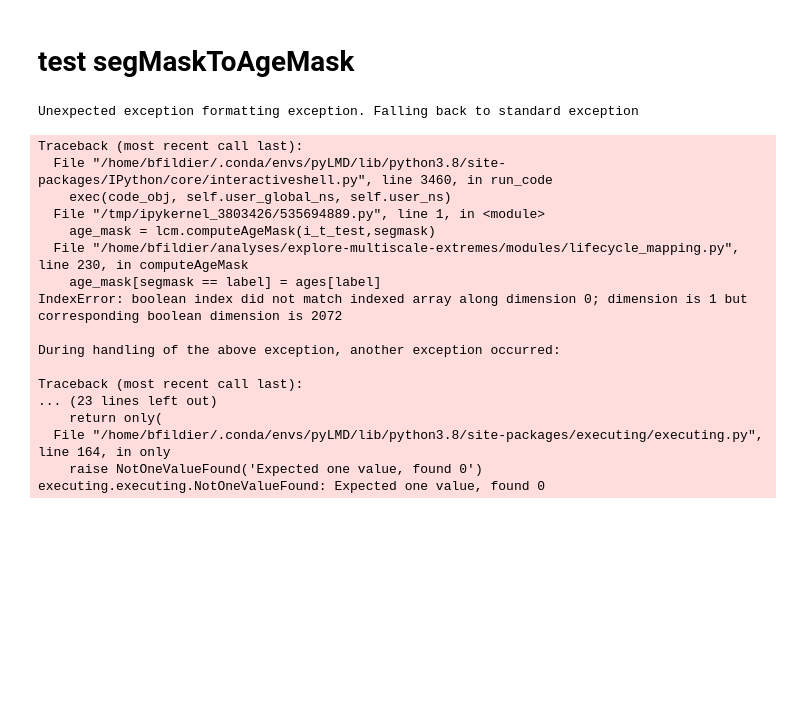
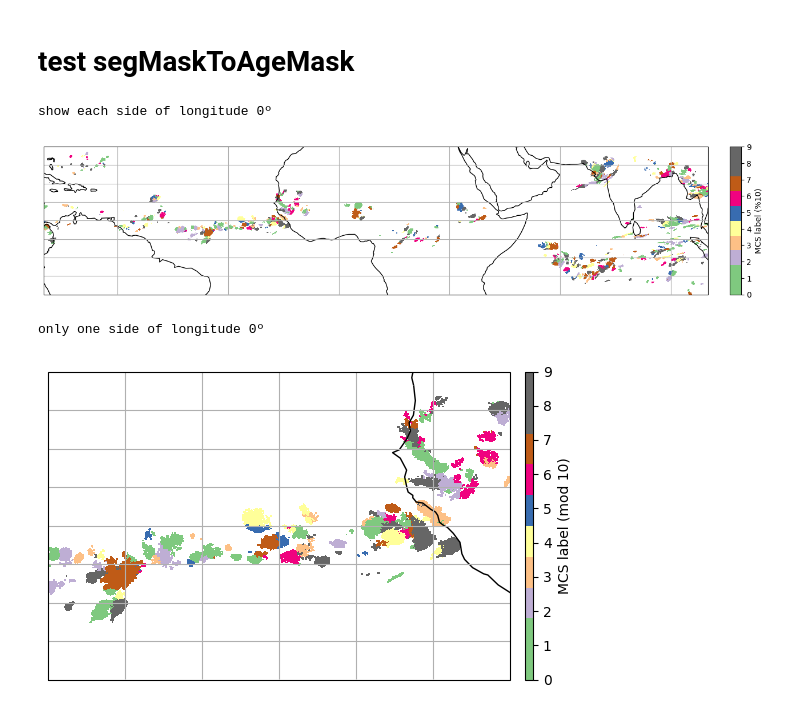
Before and after one commit to bfildier/explore-multiscale-extremes, a Jupyter notebook: scripts/explore_lifecycle_mapping.ipynb, the cells around one changed output. Cells and saved outputs as stored; diff of their text form; code cells hidden in the pictures; blank space fills up the shorter version.

```diff
--- a/scripts/explore_lifecycle_mapping.ipynb
+++ b/scripts/explore_lifecycle_mapping.ipynb
@@ -251,31 +486,32 @@ lcm = LifeCycleMapping(None,relation_table,toocan)
 i_t_test = 500
 
 # load segmentation mask for that date
-segmask = loadTOOCANSeg(i_t_test,relation_table)
+segmask = loadTOOCANSeg(i_t_test,relation_table)[0]
-# %%
-age_mask = lcm.computeAgeMask(i_t_test,segmask)
-
-# show
-fig = plt.figure(figsize=(Lx_fig,Ly_fig))
-ax = plt.axes(projection=ccrs.PlateCarree(central_longitude=0))
-
-ax.pcolormesh(age_mask%10,transform=ccrs.PlateCarree(),cmap=cmap_mcs,alpha=1)
-# %% [output]
-Unexpected exception formatting exception. Falling back to standard exception
-Traceback (most recent call last):
-  File "/home/bfildier/.conda/envs/pyLMD/lib/python3.8/site-packages/IPython/core/interactiveshell.py", line 3460, in run_code
-    exec(code_obj, self.user_global_ns, self.user_ns)
-  File "/tmp/ipykernel_3803426/535694889.py", line 1, in <module>
-    age_mask = lcm.computeAgeMask(i_t_test,segmask)
-  File "/home/bfildier/analyses/explore-multiscale-extremes/modules/lifecycle_mapping.py", line 230, in computeAgeMask
-    age_mask[segmask == label] = ages[label]
-IndexError: boolean index did not match indexed array along dimension 0; dimension is 1 but corresponding boolean dimension is 2072
-
-During handling of the above exception, another exception occurred:
-
-Traceback (most recent call last):
-... (23 lines left out)
-    return only(
-  File "/home/bfildier/.conda/envs/pyLMD/lib/python3.8/site-packages/executing/executing.py", line 164, in only
-    raise NotOneValueFound('Expected one value, found 0')
-executing.executing.NotOneValueFound: Expected one value, found 0
+# %%
+# initialize figure
+fig = plt.figure(figsize=(Lx_fig,Ly_fig))
+ax = plt.axes(projection=ccrs.PlateCarree(central_longitude=0))
+
+with warnings.catch_warnings():
+    warnings.simplefilter("ignore")
+    ims = showSnapshot(ax,slice_lat,slice_lon,data=None,segmask=npArray2XrDataArray(segmask.values),MCS_color_mode='cyclic')
+
+    showColorBar(fig,ax,ims[0][0],label='MCS label (%10)')
+# %% [output]
+show each side of longitude 0º
+[figure, added]
+# %%
+# initialize figure
+fig = plt.figure(figsize=(Lx_fig,Ly_fig))
+ax = plt.axes(projection=ccrs.PlateCarree(central_longitude=0))
+
+with warnings.catch_warnings():
+    warnings.simplefilter("ignore")
+    ims = showSnapshot(ax,slice(0,20),slice(320,350),data=None,segmask=npArray2XrDataArray(segmask.values),MCS_color_mode='cyclic')
+
+    showColorBar(fig,ax,ims[0][0],label='MCS label (mod 10)')
+
+# plt.savefig()
+# %% [output]
+only one side of longitude 0º
+[figure, added]
```
Also changed, not shown: parts of 62 cells of this notebook, 28 other files.
